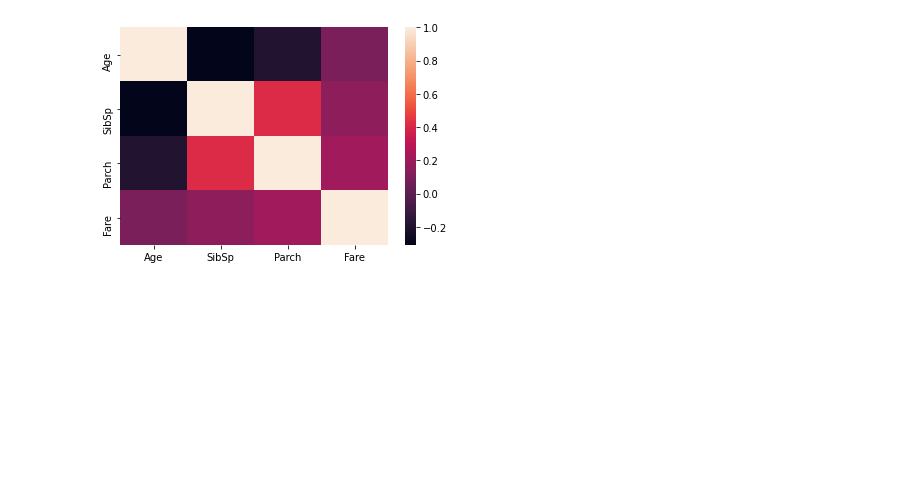
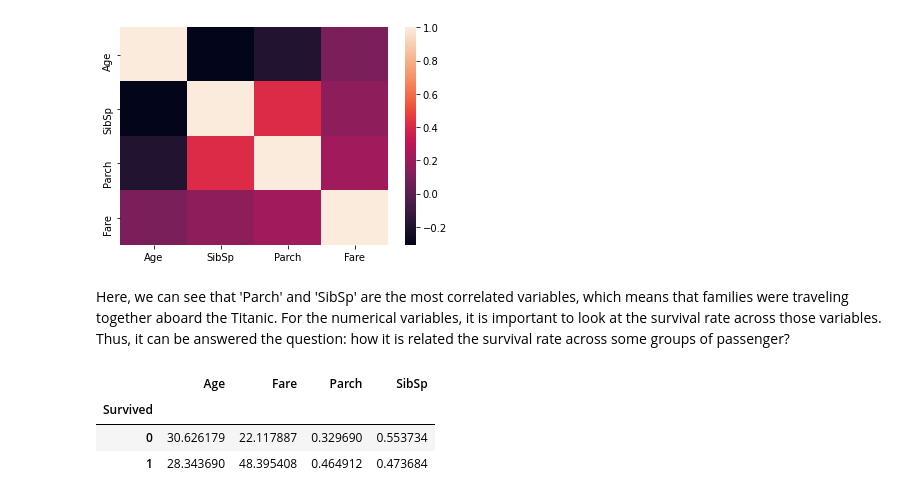
Before and after one commit to carlacotas/data-science-kaggle-Titanic-Project, a Jupyter notebook: TitanicProjectExample.ipynb, the cells around one changed output. Saved outputs shown, nothing was run; the diff lists cells and outputs as text; code cells hidden in the pictures; blank space fills up the shorter version.

```diff
--- a/TitanicProjectExample.ipynb
+++ b/TitanicProjectExample.ipynb
@@ -158,3 +177,15 @@ Parch -0.189119  0.414838  1.000000  0.216225
 Fare   0.096067  0.159651  0.216225  1.000000
 <matplotlib.axes._subplots.AxesSubplot at 0x...>
 [figure]
+# %% [markdown]
+Here, we can see that 'Parch' and 'SibSp' are the most correlated variables, which means that families were traveling together aboard the Titanic. For the numerical variables, it is important to look at the survival rate across those variables. Thus, it can be answered the question: how it is related the survival rate across some groups of passenger?
+# %%
+# survival rate across the numerical variables Age, SibSp, Parch, and Fare
+pd.pivot_table(training, index = 'Survived', values = ['Age','SibSp','Parch','Fare'])
+
+#Little remimder, survived: 0(No) and 1(Yes)
+# %% [output]
+|  | Age | Fare | Parch | SibSp |
+| Survived |  |  |  |  |
+| 0 | 30.626179 | 22.117887 | 0.329690 | 0.553734 |
+| 1 | 28.343690 | 48.395408 | 0.464912 | 0.473684 |
```
Also changed, not shown: parts of 11 cells of this notebook.
